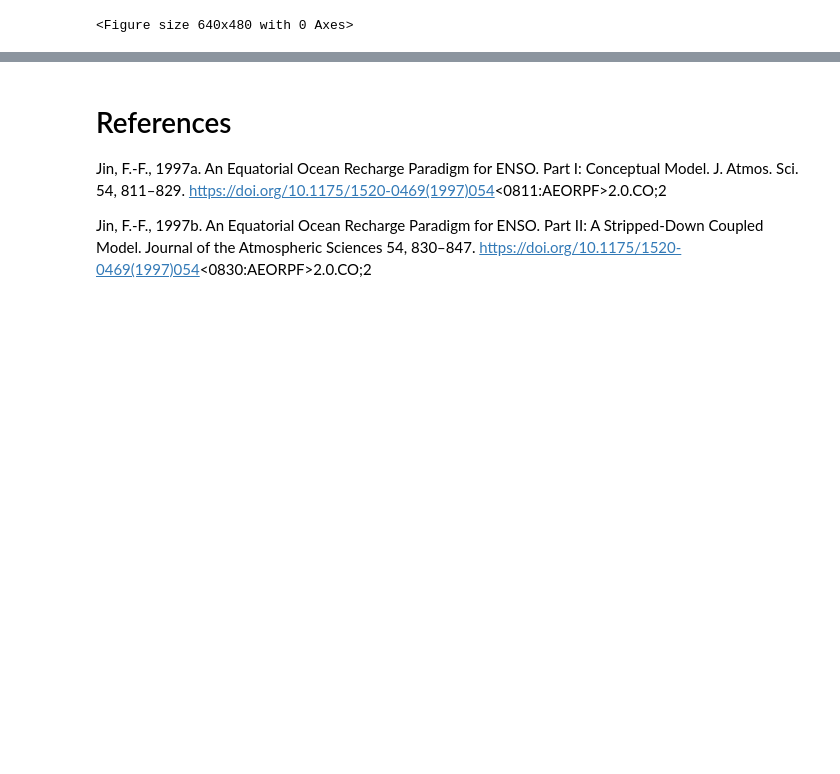
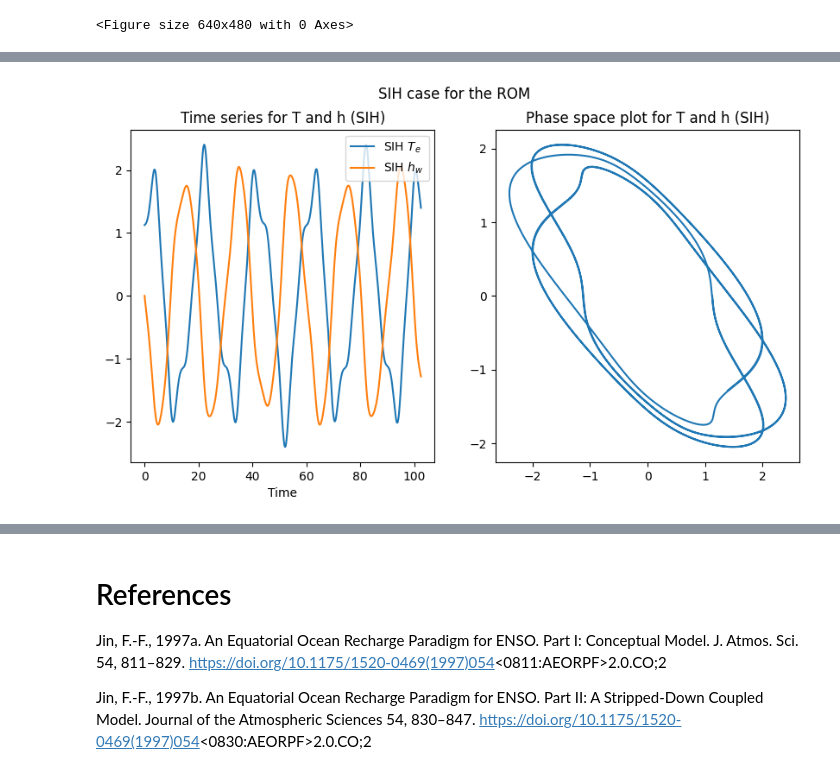
Before and after one commit to benhutchmet/MTMW14, a Jupyter notebook: Project_1_ENSO_ROM_working.ipynb, the cells around one changed output, grey strips where cells are left out. Saved outputs shown, nothing was run; the diff lists cells and outputs as text; code cells hidden in the pictures; blank space fills up the shorter version.

```diff
--- a/Project_1_ENSO_ROM_working.ipynb
+++ b/Project_1_ENSO_ROM_working.ipynb
@@ -113,6 +113,10 @@ $$ h_w^{N+1} = h_w^N + \Delta t \biggl(-\frac{3}{2}(rh_w^N + \alpha b T_e^N) + \
 # define a function for the modified euler scheme
 def adams_bashforth(T_init, h_init, mu, R, gamma, e_n, xi_1, xi_2, dt, nt):
     """Modified euler scheme to give Adams-Bashforth time scheme for modelling the ocean recharge oscillator model using finite difference. Should give second order accuracy. Takes T, the SST anomaly, h, the thermocline depth scale, t, the time scale, mu, the coupling value, R, the bjerknes positive feedback, gamma, the feedback of the thermocline gradient on  the SST gradient, e_n, the degree of nonlinearity xi_1 and xi_2, the random wind stress and random heating added to the system, dt, the size of the timestep and nt, the number of timesteps."""
+
+    # define the variables which vary with mu
+    b = b_0*mu
+    R = gamma*b - c
 
     # initialize arrays to store the results
     time = np.zeros(nt)
@@ -138,10 +142,10 @@ def adams_bashforth(T_init, h_init, mu, R, gamma, e_n, xi_1, xi_2, dt, nt):
         time[i] = i * dt
 
         # for T - SST anomaly scale
-        T_e[i] = T_e[i-1] + dt*(3/2*(R*T_e[i-1] + gamma*h_w[i-1]) - 1/2*(R*T_e[i-2] + gamma*h_w[i-2]))
+        T_e[i] = T_e[i-1] + dt*(3/2*(R*T_e[i-1] + gamma*h_w[i-1] - e_n*(h_w[i-1] + b*T_e[i-1])**3 + gamma*xi_1 + xi_2) - 1/2*(R*T_e[i-2] + gamma*h_w[i-2] - e_n*(h_w[i-2] + b*T_e[i-2])**3 + gamma*xi_1 + xi_2))
 
         # for h - thermocline depth scale
-        h_w[i] = h_w[i-1] + dt*(-3/2*(r*h_w[i-1] + alpha*b*T_e[i-1]) + 1/2*(r*h_w[i-2] + alpha*b*T_e[i-2]))
+        h_w[i] = h_w[i-1] + dt*(-3/2*(r*h_w[i-1] + alpha*b*T_e[i-1] + alpha*xi_1) + 1/2*(r*h_w[i-2] + alpha*b*T_e[i-2] - alpha*xi_1))
 
     return T_e, h_w, time
 # %% [markdown]
@@ -729,0 +1193,47 @@ In the supercritical case, the schemes overshoot?
+# %%
+# now we want to test this scheme to see whether it works
+
+# set up the time step for the RK4 scheme
+dt = 1/60 # 1 day non-dimensionalised 2 months = 60 days
+nt = int(5*41/dt) # 5 periods of 41 months each
+t = np.linspace(0, 5*41, nt)/2 # non-dimensionalised
+
+# set up the initial conditions non-dimensionalised
+y0 = [1.125 / 7.5, 0 / 150]
+
+# initialize the updated rk4 scheme
+y_taskE = rk4_taskE(enso_taskE, y0, t)
+sst_anomaly_SIH, thermocline_depth_SIH = y_taskE[:,0], y_taskE[:,1]
+
+# redimensioalise the results
+sst_anomaly_SIH = sst_anomaly_SIH*7.5
+thermocline_depth_SIH = thermocline_depth_SIH*150/10
+
+# plots two subplots, one on the left (time series) and the other on the
+# right (phase space plot)
+fig, axs = plt.subplots(1, 2, figsize=(10, 5))
+
+# plot the time series for the SEH case
+axs[0].plot(t, sst_anomaly_SIH, label='SIH $T_e$')
+axs[0].plot(t, thermocline_depth_SIH, label='SIH $h_w$')
+axs[0].set_xlabel('Time')
+# set the title of the plot
+axs[0].set_title('Time series for T and h (SIH)')
+# specify the legend
+axs[0].legend(loc='upper right')
+
+# plot the phase space results for the SEH case
+axs[1].plot(sst_anomaly_SIH, thermocline_depth_SIH, label='SIH')
+# set the title of the plot
+axs[1].set_title('Phase space plot for T and h (SIH)')
+
+# specify a tight layout
+#fig.tight_layout()
+
+# specify a sup title for the plots
+fig.suptitle('SIH case for the ROM')
+
+# save the figure
+fig.savefig('SIH_case_RK4.png')
+# %% [output]
+[figure, added]
```
Also changed, not shown: parts of 38 cells of this notebook.
